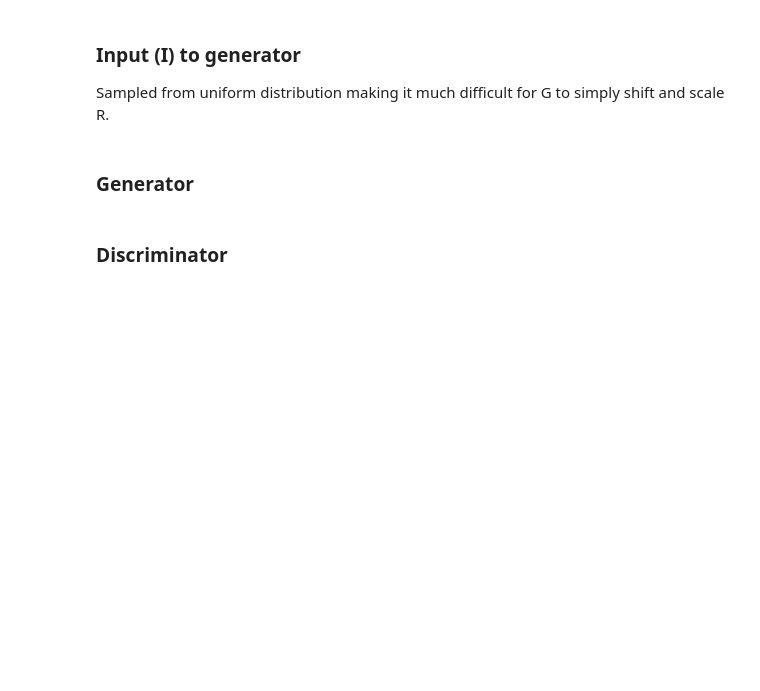
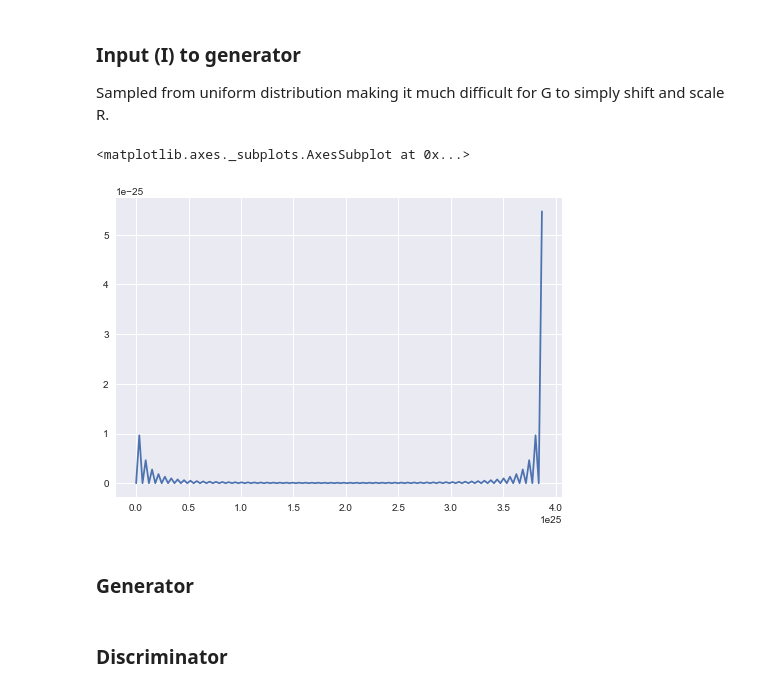
Before and after one commit to sksq96/gan-pytorch, a Jupyter notebook: gan.ipynb, the cells around one changed output. Cells and saved outputs as stored; diff of their text form; code cells hidden in the pictures; blank space fills up the shorter version.

```diff
--- a/gan.ipynb
+++ b/gan.ipynb
@@ -21,6 +35,12 @@ Sampled from uniform distribution making it much difficult for G to simply shift
 # %%
 def get_generator_input_sampler():
     return lambda n, m: torch.Tensor(n, m)
+# %%
+data = get_generator_input_sampler()(1, 10).numpy()
+sns.distplot(data, hist=False)
+# %% [output]
+<matplotlib.axes._subplots.AxesSubplot at 0x...>
+[figure, added]
 # %% [markdown]
 ### Generator
 # %%
```
Also changed, not shown: parts of 3 cells of this notebook, 1 other file.
